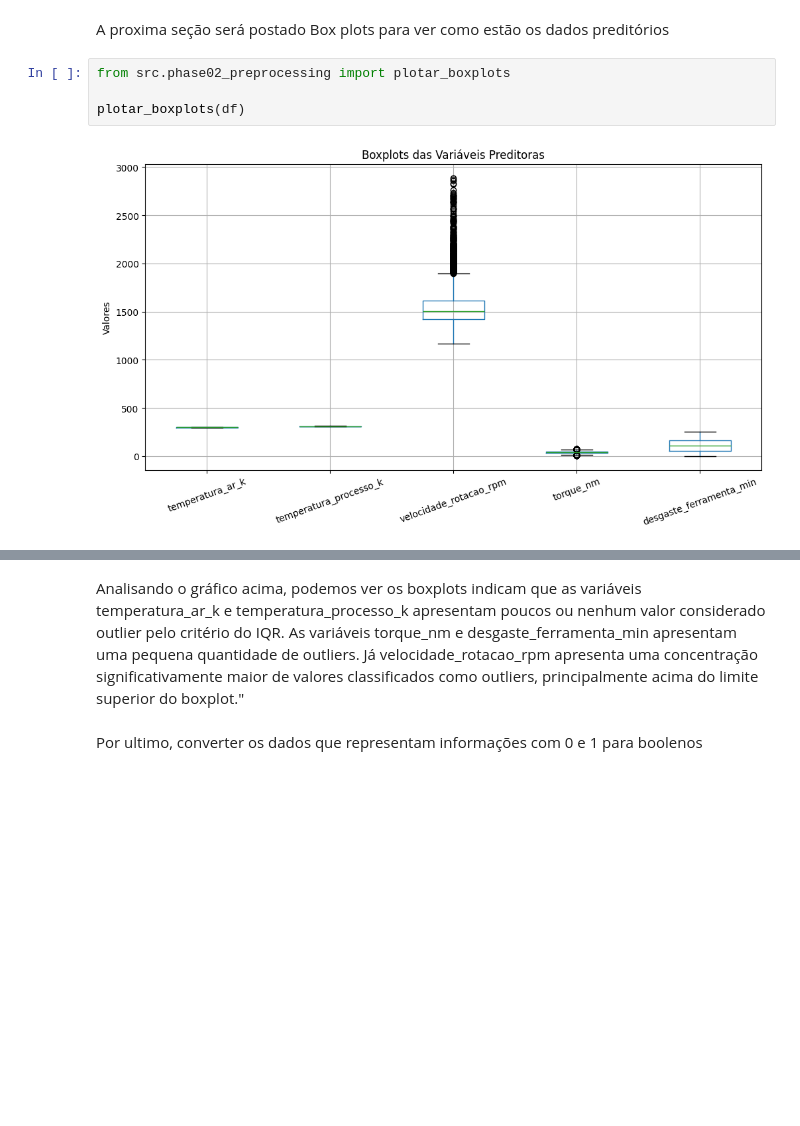
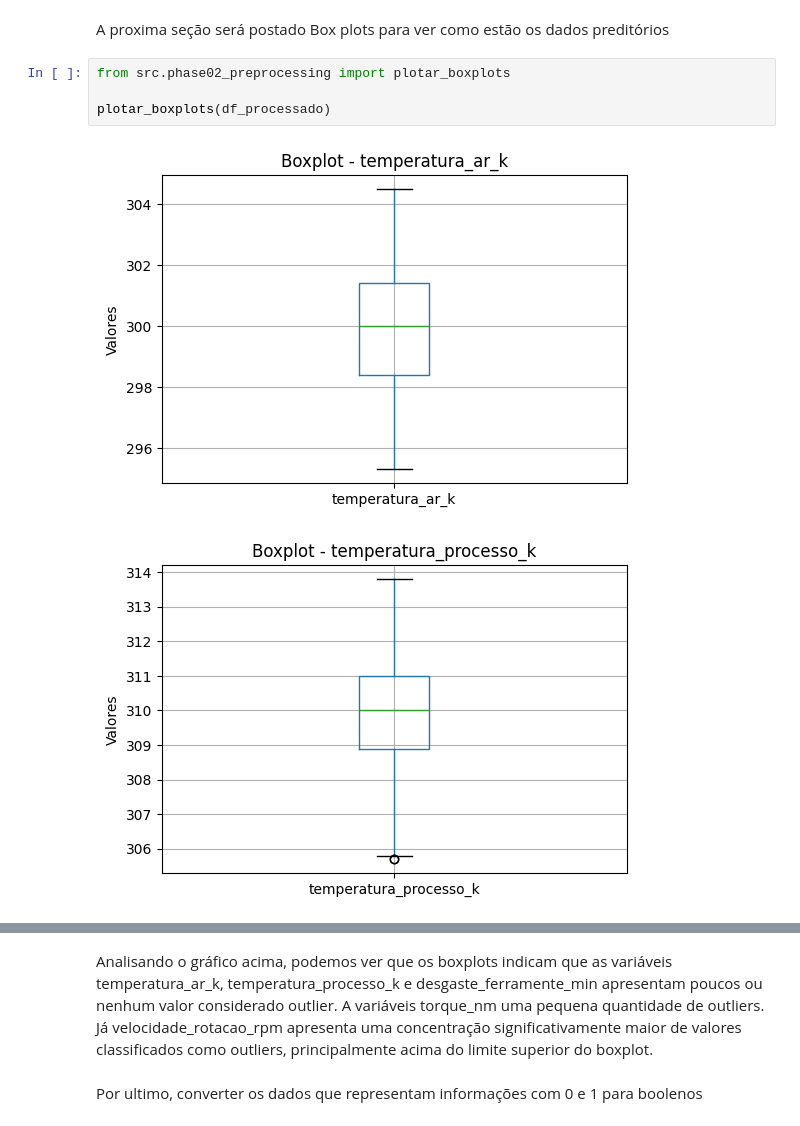
Before and after one commit to senapalm/predictive-maintenance, a Jupyter notebook: notebooks/projeto_final_sena.ipynb, the cells around one changed output, grey strips where cells are left out. Saved outputs shown, nothing was run; the diff lists cells and outputs as text; blank space fills up the shorter version.

```diff
--- a/notebooks/projeto_final_sena.ipynb
+++ b/notebooks/projeto_final_sena.ipynb
@@ -236,6 +237,7 @@ A proxima seção será postado Box plots para ver como estão os dados preditó
 # %%
 from src.phase02_preprocessing import plotar_boxplots
 
-plotar_boxplots(df)
+plotar_boxplots(df_processado)
 # %% [output]
-[figure, old version]
+[figure, new version]
+[figure, added]
@@ -242,5 +247,5 @@ plotar_boxplots(df)
 # %% [markdown]
-Analisando o gráfico acima, podemos ver os boxplots indicam que as variáveis temperatura_ar_k e temperatura_processo_k apresentam poucos ou nenhum valor considerado outlier pelo critério do IQR. As variáveis torque_nm e desgaste_ferramenta_min apresentam uma pequena quantidade de outliers. Já velocidade_rotacao_rpm apresenta uma concentração significativamente maior de valores classificados como outliers, principalmente acima do limite superior do boxplot."
+Analisando o gráfico acima, podemos ver que os boxplots indicam que as variáveis temperatura_ar_k, temperatura_processo_k e desgaste_ferramente_min apresentam poucos ou nenhum valor considerado outlier. A variáveis torque_nm uma pequena quantidade de outliers. Já velocidade_rotacao_rpm apresenta uma concentração significativamente maior de valores classificados como outliers, principalmente acima do limite superior do boxplot.
 # %% [markdown]
 Por ultimo, converter os dados que representam informações com 0 e 1 para boolenos
 # %%
```
Also changed, not shown: parts of 15 cells of this notebook.
